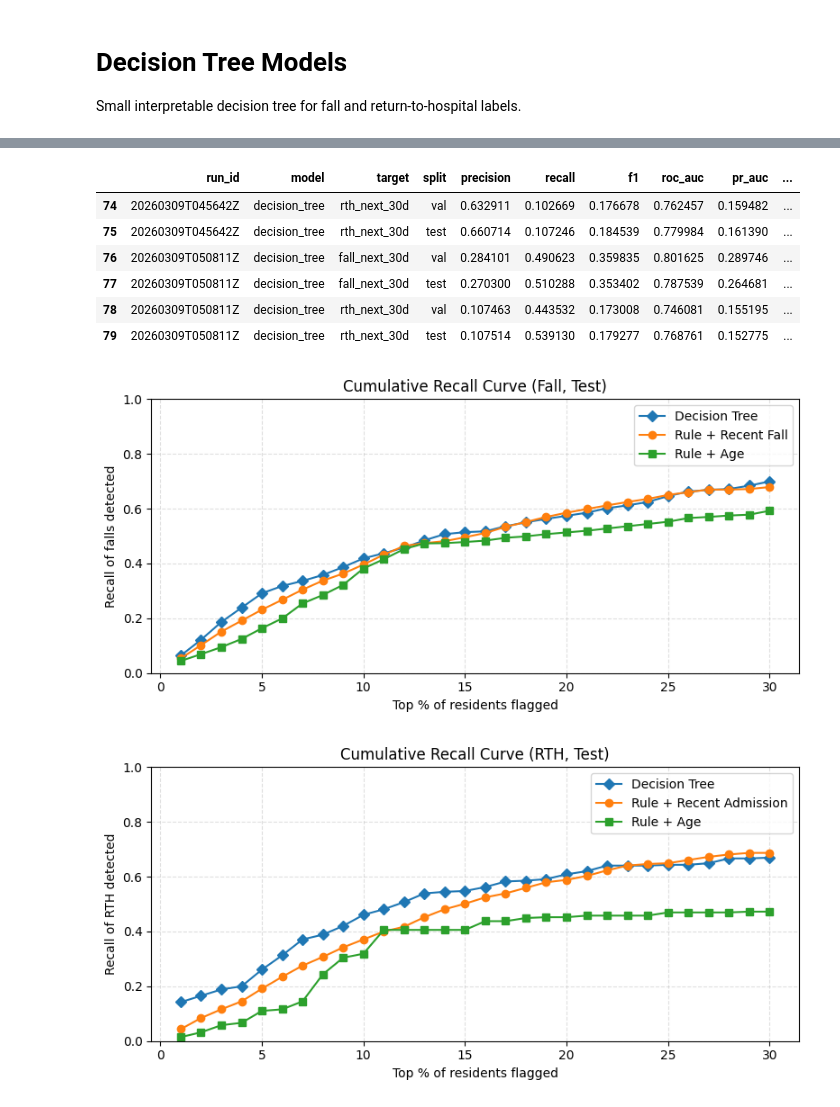
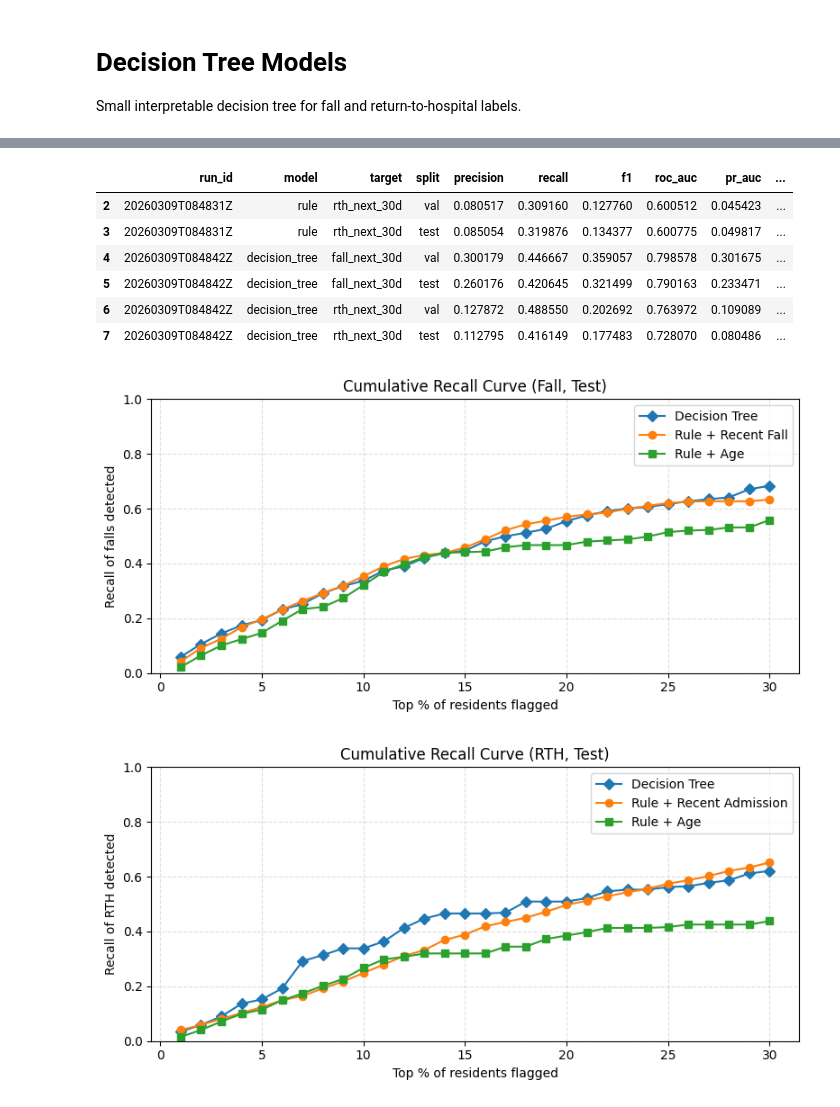
Before and after one commit to marcelosobral/incident-risk, a Jupyter notebook: notebooks/04_decision_tree.ipynb, the cells around one changed output, grey strips where cells are left out. Saved outputs shown, nothing was run; the diff lists cells and outputs as text; code cells hidden in the pictures.

```diff
--- a/notebooks/04_decision_tree.ipynb
+++ b/notebooks/04_decision_tree.ipynb
@@ -67,11 +67,15 @@ def temporal_split(df: pd.DataFrame, date_col: str) -> tuple[pd.DataFrame, pd.Da
     df = df.copy()
     df[date_col] = pd.to_datetime(df[date_col], errors="coerce")
     df = df.dropna(subset=[date_col])
-    train_end = pd.Timestamp("2024-07-01")
-    val_end = pd.Timestamp("2024-11-01")
-    train = df[df[date_col] < train_end]
-    val = df[(df[date_col] >= train_end) & (df[date_col] < val_end)]
-    test = df[df[date_col] >= val_end]
+    train_start = pd.Timestamp("2023-08-28")
+    train_end = pd.Timestamp("2024-07-08")
+    val_start = pd.Timestamp("2024-07-15")
+    val_end = pd.Timestamp("2024-09-16")
+    test_start = pd.Timestamp("2024-09-23")
+    test_end = pd.Timestamp("2024-11-25")
+    train = df[(df[date_col] >= train_start) & (df[date_col] <= train_end)]
+    val = df[(df[date_col] >= val_start) & (df[date_col] <= val_end)]
+    test = df[(df[date_col] >= test_start) & (df[date_col] <= test_end)]
     return train, val, test
 
 
@@ -221,11 +225,11 @@ def train_tree_for_label(label_col: str, model_name: str):
     metrics_val = evaluate_tree_split(y_val.values, y_score_val, threshold)
     metrics_test = evaluate_tree_split(y_test.values, y_score_test, threshold)
 
-    return tree, metrics_val, metrics_test, selected, X_val[selected], y_val
+    return tree, metrics_val, metrics_test, selected, X_val[selected], y_val, X_test[selected], y_test
 
 
-fall_tree, fall_metrics_val, fall_metrics_test, fall_features, X_val_full, y_val_full = train_tree_for_label("fall_next_30d", "fall_tree")
-rth_tree, rth_metrics_val, rth_metrics_test, rth_features, X_val_rth, y_val_rth = train_tree_for_label("rth_next_30d", "rth_tree")
+fall_tree, fall_metrics_val, fall_metrics_test, fall_features, X_val_full, y_val_full, X_test_full, y_test_full = train_tree_for_label("fall_next_30d", "fall_tree")
+rth_tree, rth_metrics_val, rth_metrics_test, rth_features, X_val_rth, y_val_rth, X_test_rth, y_test_rth = train_tree_for_label("rth_next_30d", "rth_tree")
 fall_metrics_val, fall_metrics_test, rth_metrics_val, rth_metrics_test
 # %% [output]
 fall_tree: val missing 0, val extra 0
@@ -303,12 +307,12 @@ feature_df.to_csv(feature_path, index=False)
 metrics_df.tail(6)
 # %% [output]
 |  | run_id | model | target | split | precision | recall | f1 | roc_auc | pr_auc | ... |
-| 74 | 20260309T045642Z | decision_tree | rth_next_30d | val | 0.632911 | 0.102669 | 0.176678 | 0.762457 | 0.159482 | ... |
-| 75 | 20260309T045642Z | decision_tree | rth_next_30d | test | 0.660714 | 0.107246 | 0.184539 | 0.779984 | 0.161390 | ... |
-| 76 | 20260309T050811Z | decision_tree | fall_next_30d | val | 0.284101 | 0.490623 | 0.359835 | 0.801625 | 0.289746 | ... |
-| 77 | 20260309T050811Z | decision_tree | fall_next_30d | test | 0.270300 | 0.510288 | 0.353402 | 0.787539 | 0.264681 | ... |
-| 78 | 20260309T050811Z | decision_tree | rth_next_30d | val | 0.107463 | 0.443532 | 0.173008 | 0.746081 | 0.155195 | ... |
-| 79 | 20260309T050811Z | decision_tree | rth_next_30d | test | 0.107514 | 0.539130 | 0.179277 | 0.768761 | 0.152775 | ... |
+| 2 | 20260309T084831Z | rule | rth_next_30d | val | 0.080517 | 0.309160 | 0.127760 | 0.600512 | 0.045423 | ... |
+| 3 | 20260309T084831Z | rule | rth_next_30d | test | 0.085054 | 0.319876 | 0.134377 | 0.600775 | 0.049817 | ... |
+| 4 | 20260309T084842Z | decision_tree | fall_next_30d | val | 0.300179 | 0.446667 | 0.359057 | 0.798578 | 0.301675 | ... |
+| 5 | 20260309T084842Z | decision_tree | fall_next_30d | test | 0.260176 | 0.420645 | 0.321499 | 0.790163 | 0.233471 | ... |
+| 6 | 20260309T084842Z | decision_tree | rth_next_30d | val | 0.127872 | 0.488550 | 0.202692 | 0.763972 | 0.109089 | ... |
+| 7 | 20260309T084842Z | decision_tree | rth_next_30d | test | 0.112795 | 0.416149 | 0.177483 | 0.728070 | 0.080486 | ... |
 # %%
 def recall_curve(y_true: np.ndarray, y_score: np.ndarray, max_pct: int = 30) -> tuple[np.ndarray, np.ndarray]:
     order = np.argsort(-y_score)
@@ -320,12 +324,6 @@ def recall_curve(y_true: np.ndarray, y_score: np.ndarray, max_pct: int = 30) ->
         n_top = max(1, int(len(y_sorted) * (pct / 100.0)))
         recalls.append(float(y_sorted[:n_top].sum()) / total_pos)
     return percents, np.array(recalls)
-
-X_train_full, y_train_full = prepare_features(train_df, "fall_next_30d")
-train_median_full = X_train_full.median()
-X_train_full = impute_median(X_train_full, fallback=train_median_full)
-X_test_full, y_test_full = prepare_features(test_df, "fall_next_30d", columns=X_train_full.columns.tolist())
-X_test_full = impute_median(X_test_full, fallback=train_median_full)
 
 y_score_tree = fall_tree.predict_proba(X_test_full[fall_features])[:, 1]
 percents, recalls_tree = recall_curve(y_test_full.values, y_score_tree, max_pct=30)
@@ -348,36 +346,30 @@ plt.legend()
 plt.tight_layout()
 plt.show()
 # %% [output]
-[figure, old version]
+[figure, new version]
 # %%
-X_train_rth, y_train_rth = prepare_features(train_df, "rth_next_30d")
-train_median_rth = X_train_rth.median()
-X_train_rth = impute_median(X_train_rth, fallback=train_median_rth)
-X_test_rth, y_test_rth = prepare_features(test_df, "rth_next_30d", columns=X_train_rth.columns.tolist())
-X_test_rth = impute_median(X_test_rth, fallback=train_median_rth)
-
 y_score_rth_tree = rth_tree.predict_proba(X_test_rth[rth_features])[:, 1]
 percents_rth, recalls_rth_tree = recall_curve(y_test_rth.values, y_score_rth_tree, max_pct=30)
 
 rth_recent = rule_points[(rule_points["target"] == "rth_next_30d") & (rule_points["tiebreaker"] == "recent_admission")].sort_values("percent_flagged")
 if rth_recent.empty:
     rth_recent = rule_points[(rule_points["target"] == "rth_next_30d") & (rule_points["tiebreaker"] == "recent_transfer")].sort_values("percent_flagged")
 rth_age = rule_points[(rule_points["target"] == "rth_next_30d") & (rule_points["tiebreaker"] == "age")].sort_values("percent_flagged")
 
 plt.figure(figsize=(8, 4))
 plt.plot(percents_rth, recalls_rth_tree, marker="D", linewidth=1.5, label="Decision Tree")
 plt.plot(rth_recent["percent_flagged"], rth_recent["recall"], marker="o", linewidth=1.5, label="Rule + Recent Admission")
 plt.plot(rth_age["percent_flagged"], rth_age["recall"], marker="s", linewidth=1.5, label="Rule + Age")
 plt.xlabel("Top % of residents flagged")
 plt.ylabel("Recall of RTH detected")
 plt.title("Cumulative Recall Curve (RTH, Test)")
 plt.grid(True, linestyle="--", alpha=0.4)
 plt.ylim(0, 1.0)
 plt.legend()
 plt.tight_layout()
 plt.show()
 # %% [output]
-[figure, old version]
+[figure, new version]
 # %%
 export_rows = []
 for pct, rec in zip(percents, recalls_tree):
```
Also changed, not shown: parts of 3 cells of this notebook, 1 other file.
